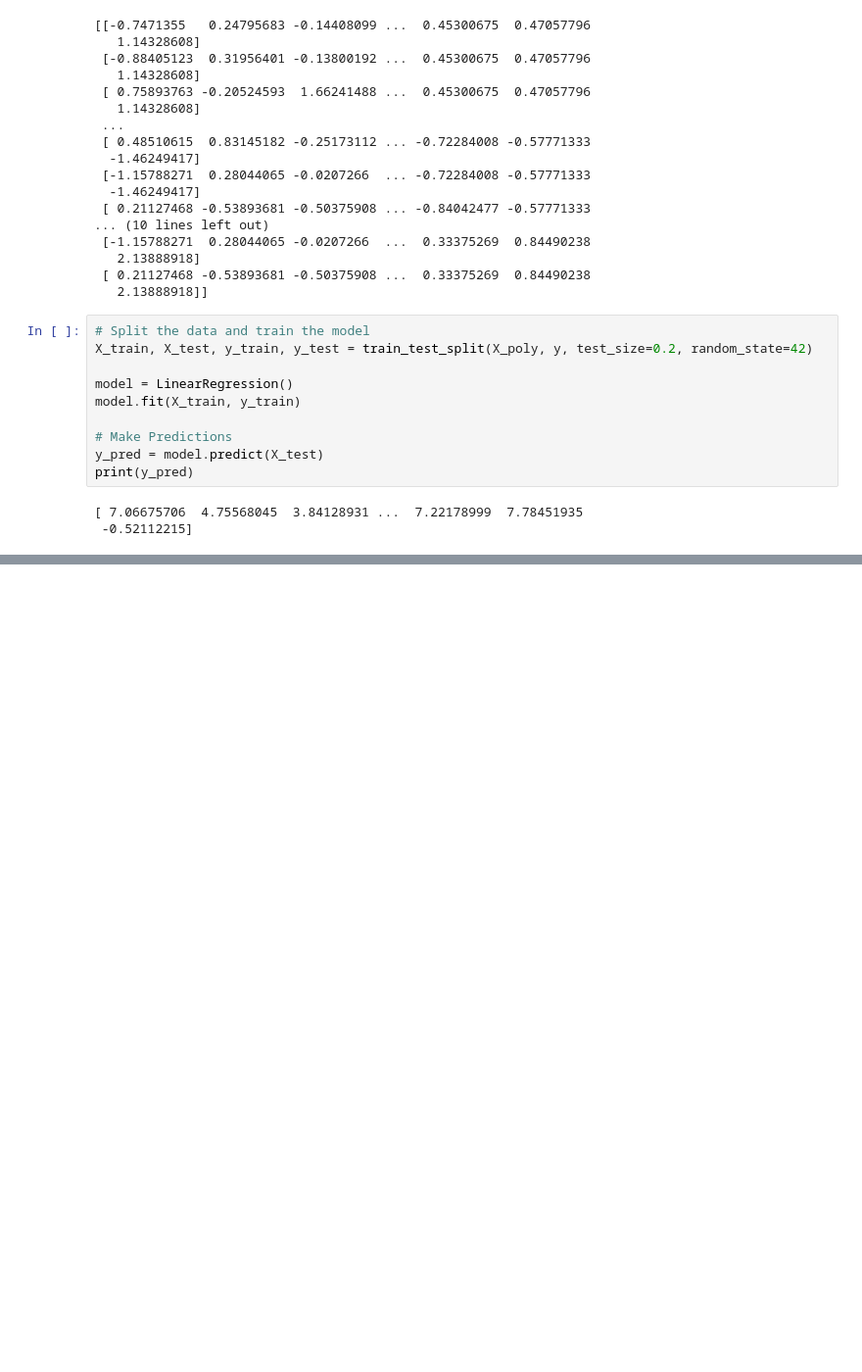
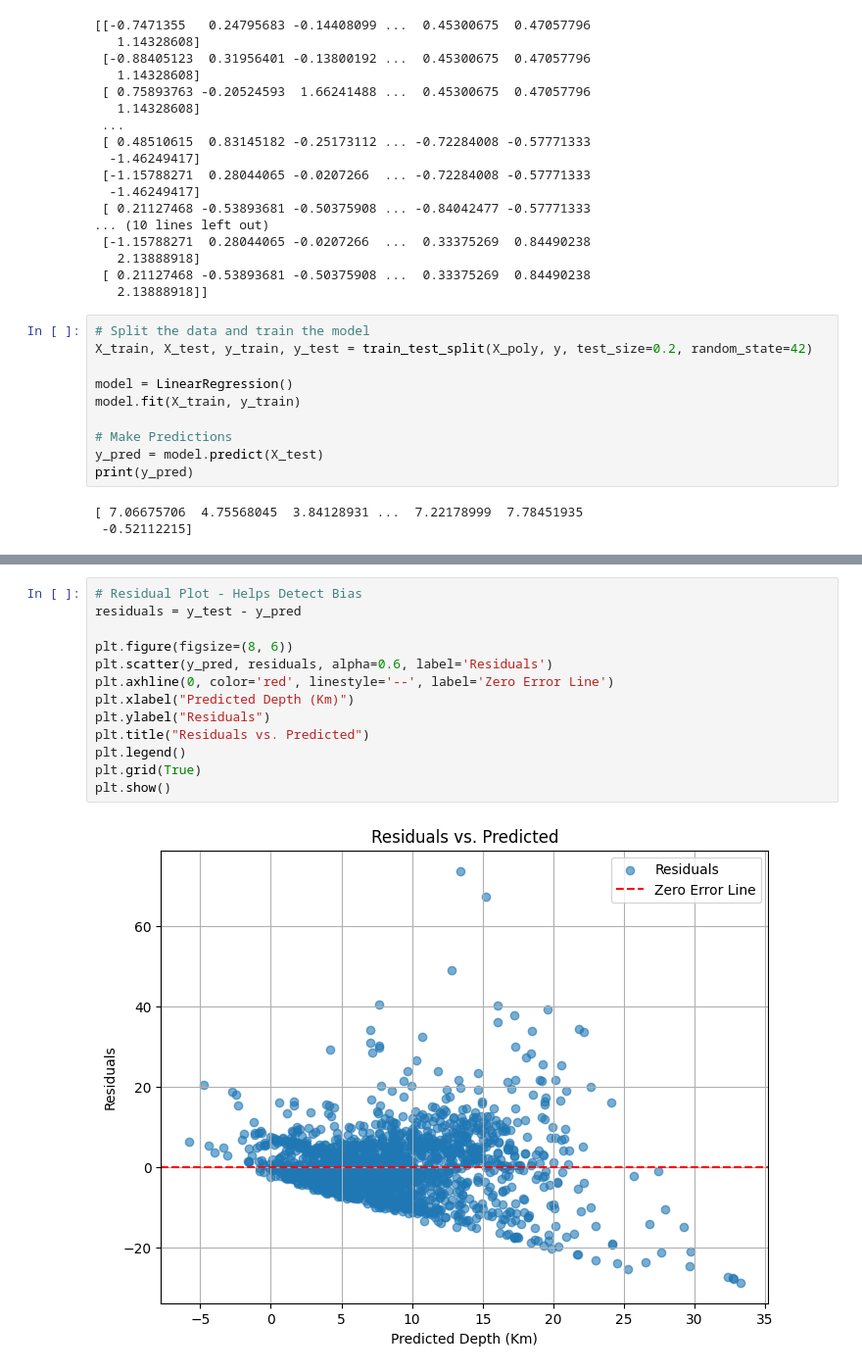
Before and after one commit to bytefirst7/final_capstone_project, a Jupyter notebook: earthquake_report.ipynb, the cells around one changed output, grey strips where cells are left out. Shown at 98% size. Cells and saved outputs as stored; diff of their text form; blank space fills up the shorter version.

```diff
--- a/earthquake_report.ipynb
+++ b/earthquake_report.ipynb
@@ -369,0 +461,15 @@ R² Score: 0.29
+# %%
+# Residual Plot - Helps Detect Bias
+residuals = y_test - y_pred
+
+plt.figure(figsize=(8, 6))
+plt.scatter(y_pred, residuals, alpha=0.6, label='Residuals')
+plt.axhline(0, color='red', linestyle='--', label='Zero Error Line')
+plt.xlabel("Predicted Depth (Km)")
+plt.ylabel("Residuals")
+plt.title("Residuals vs. Predicted")
+plt.legend()
+plt.grid(True)
+plt.show()
+# %% [output]
+[figure, added]
```
Also changed, not shown: parts of 26 cells of this notebook, 2 other files.
